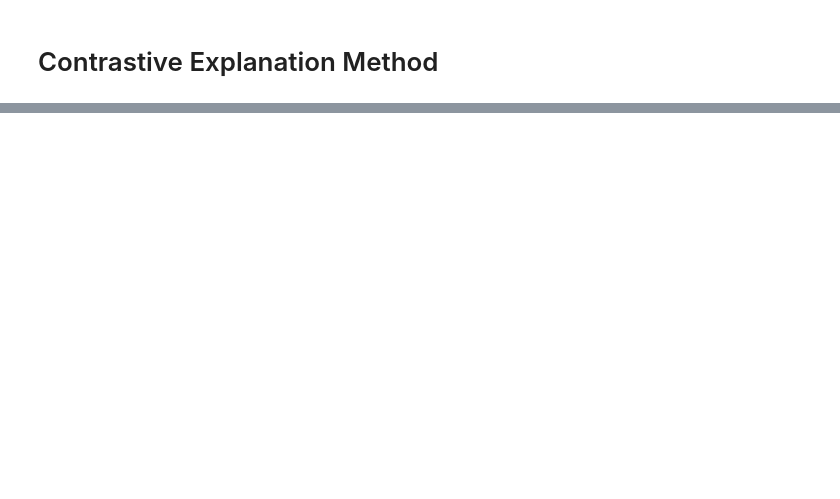
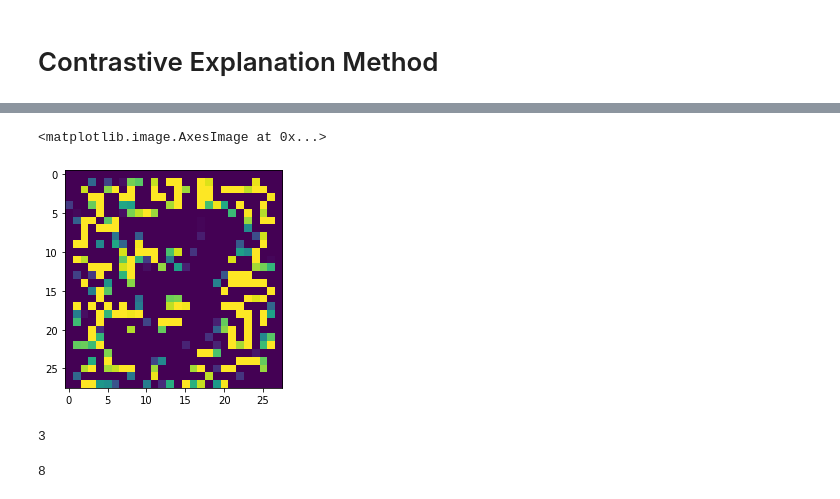
Before and after one commit to davidvos/contrastive-explanation-method, a Jupyter notebook: main-marcel.ipynb, the cells around one changed output, grey strips where cells are left out. Cells and saved outputs as stored; diff of their text form; code cells hidden in the pictures; blank space fills up the shorter version.

```diff
--- a/main-marcel.ipynb
+++ b/main-marcel.ipynb
@@ -109,6 +118,19 @@ plt.imshow(CEM.best_delta.squeeze())
 # %%
-plt.imshow(CEM.best_delta.view(28,28) - image.squeeze())
+plt.imshow(CEM.delta_tracker[-1].view(28,28)-image.view(28,28))
+# %% [output]
+<matplotlib.image.AxesImage at 0x...>
+[figure, added]
+# %%
+# classification before
+before = np.argmax(cnn(image.squeeze(-1)).detach()).item()
+before
+# %% [output]
+3
 # %%
+cnn.double()
 # classification after
-np.argmax(cnn(CEM.best_delta.view(1,28,28)).detach())
+after = np.argmax(cnn(CEM.delta_tracker[-1].view(1,28,28)).detach()).item()
+after
+# %% [output]
+8
 # %%
```
Also changed, not shown: parts of 12 cells of this notebook, 1 other file.
